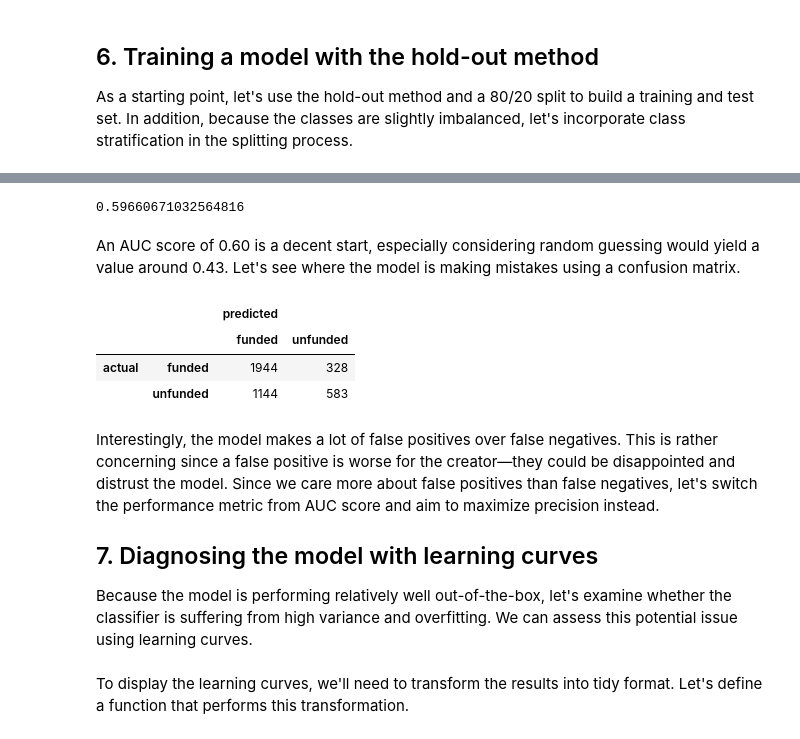
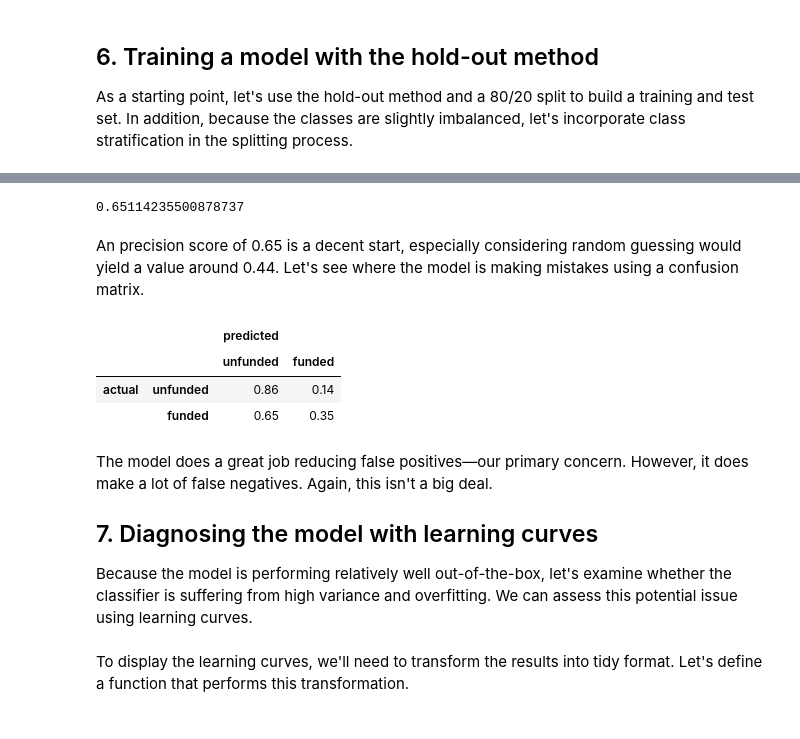
Before and after one commit to redwanhuq/campaign-critic, a Jupyter notebook: prototyping-machine_learning.ipynb, the cells around one changed output, grey strips where cells are left out. Cells and saved outputs as stored; diff of their text form; code cells hidden in the pictures.

```diff
--- a/prototyping-machine_learning.ipynb
+++ b/prototyping-machine_learning.ipynb
@@ -175,26 +173,26 @@ clf.fit(X_train, y_train)
 # Evaluate the classifier on the test set
 y_pred = clf.predict(X_test)
 
-# Compute the AUC score
-metrics.roc_auc_score(y_test, y_pred)
+# Compute the precision score
+metrics.precision_score(y_test, y_pred)
 # %% [output]
-0.59660671032564816
+0.65114235500878737
 # %% [markdown]
-An AUC score of 0.60 is a decent start, especially considering random guessing would yield a value around 0.43. Let's see where the model is making mistakes using a confusion matrix.
+An precision score of 0.65 is a decent start, especially considering random guessing would yield a value around 0.44. Let's see where the model is making mistakes using a confusion matrix.
 # %%
 # Display a confusion matrix
 pd.DataFrame(
-    metrics.confusion_matrix(y_test, y_pred),
-    index=[['actual', 'actual'], ['funded', 'unfunded']],
-    columns=[['predicted', 'predicted'], ['funded', 'unfunded']]
+    np.round(cm.astype('float') / cm.sum(axis=1)[:, np.newaxis], 2),
+    index=[['actual', 'actual'], ['unfunded', 'funded']],
+    columns=[['predicted', 'predicted'], ['unfunded', 'funded']]
 )
 # %% [output]
 |  |  | predicted |  |
-|  |  | funded | unfunded |
-| actual | funded | 1944 | 328 |
-|  | unfunded | 1144 | 583 |
+|  |  | unfunded | funded |
+| actual | unfunded | 0.86 | 0.14 |
+|  | funded | 0.65 | 0.35 |
 # %% [markdown]
-Interestingly, the model makes a lot of false positives over false negatives. This is rather concerning since a false positive is worse for the creator&mdash;they could be disappointed and distrust the model. Since we care more about false positives than false negatives, let's switch the performance metric from AUC score and aim to maximize precision instead.
+The model does a great job reducing false positives&mdash;our primary concern. However, it does make a lot of false negatives. Again, this isn't a big deal.
 
 <a id="cell7"></a>
 ## 7. Diagnosing the model with learning curves
```
Also changed, not shown: parts of 12 cells of this notebook, 8 other files.
